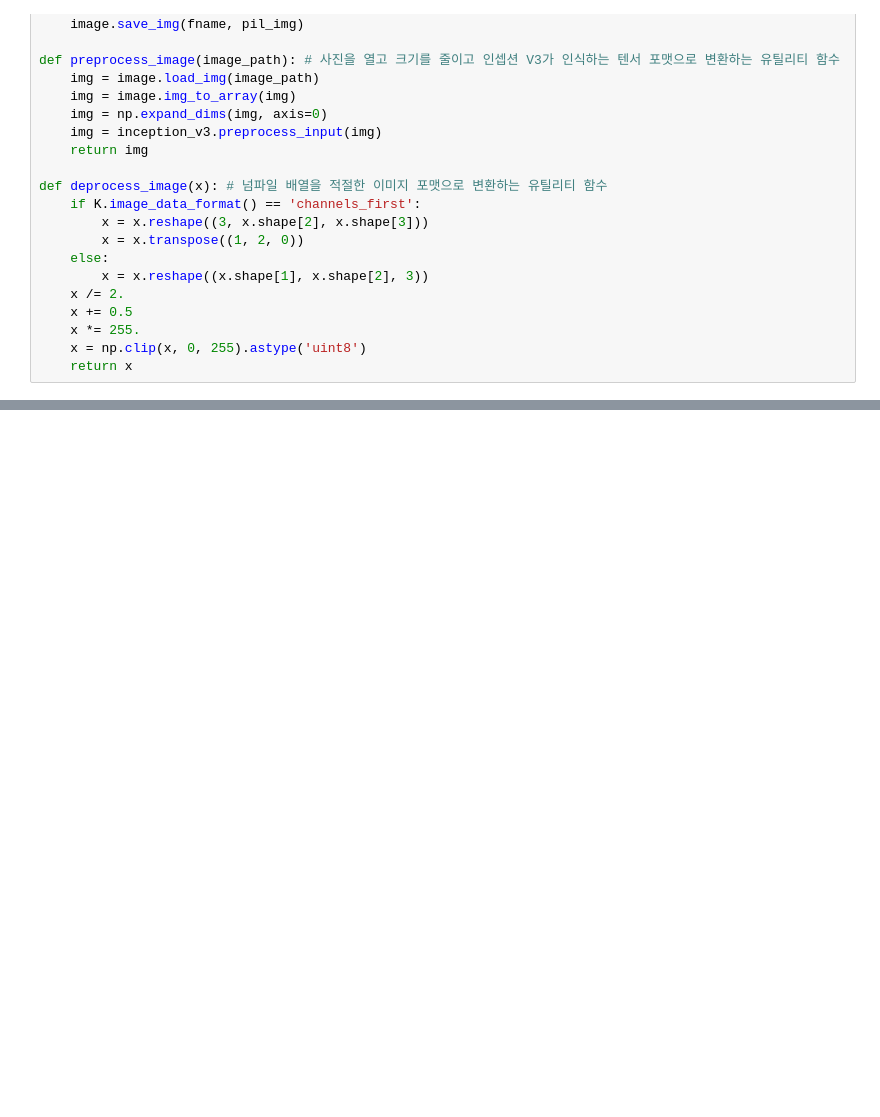
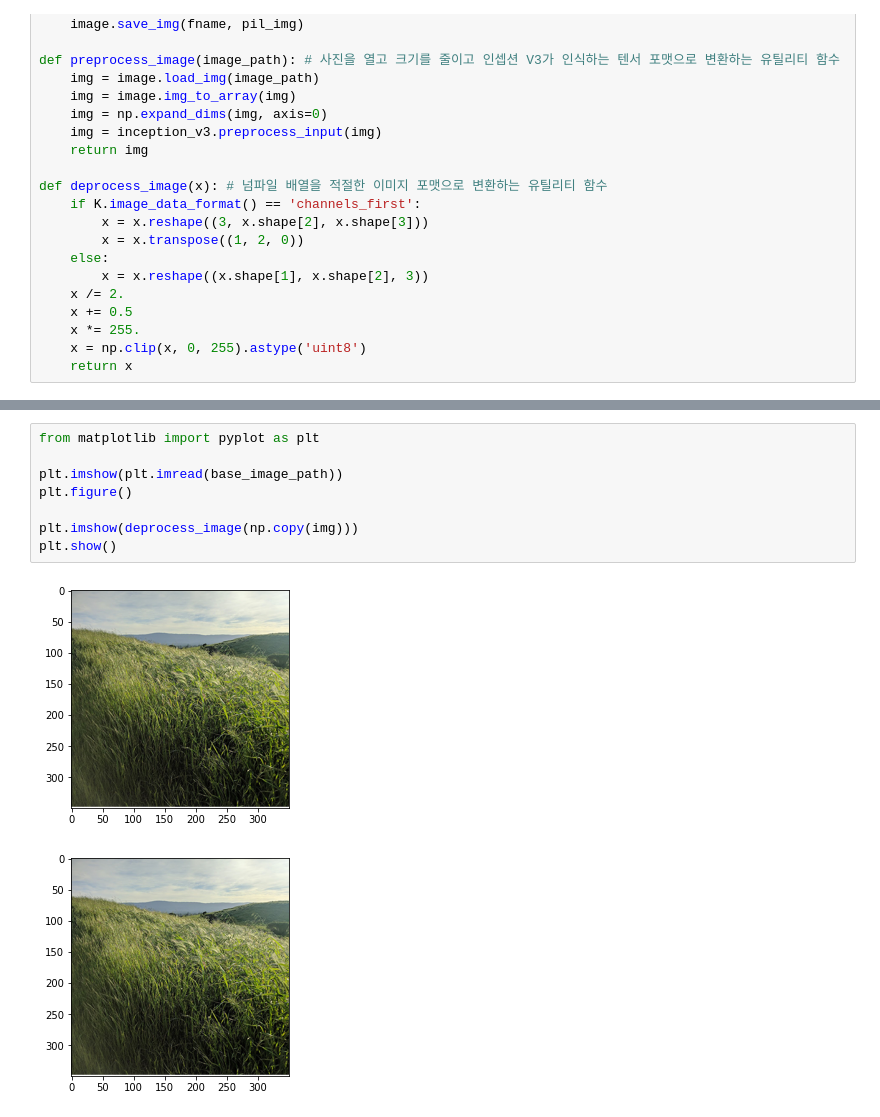
Before and after one commit to ingu627/deep-learning-with-python-notebooks, a Jupyter notebook: 실습_by_poeun/8_2.ipynb, the cells around one changed output, grey strips where cells are left out. Saved outputs shown, nothing was run; the diff lists cells and outputs as text; blank space fills up the shorter version.

```diff
--- a/실습_by_poeun/8_2.ipynb
+++ b/실습_by_poeun/8_2.ipynb
@@ -129,0 +146,11 @@ NameError: name 'gradient_ascent' is not defined
+# %%
+from matplotlib import pyplot as plt
+
+plt.imshow(plt.imread(base_image_path))
+plt.figure()
+
+plt.imshow(deprocess_image(np.copy(img)))
+plt.show()
+# %% [output]
+[figure, added]
+[figure, added]
```
Also changed, not shown: parts of 3 cells of this notebook, 3 other files.
